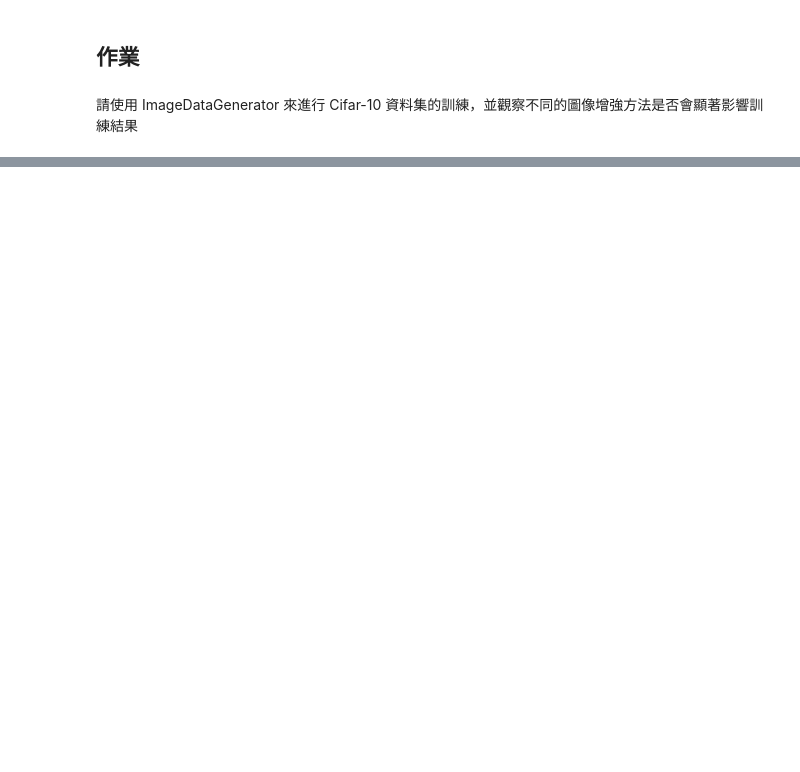
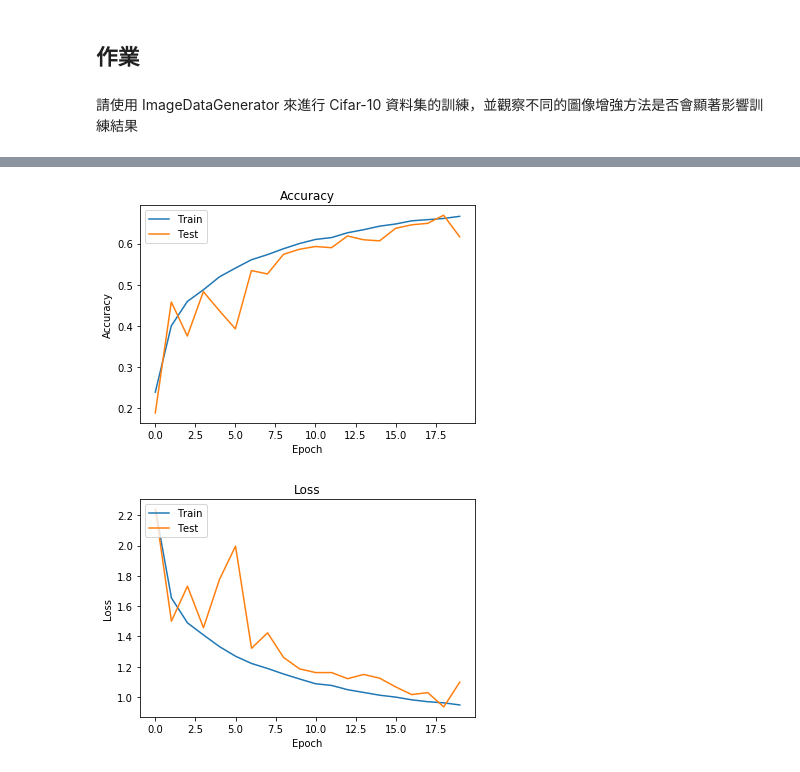
Before and after one commit to ychuh/2nd-ML100Days, a Jupyter notebook: Homework/Day_099/Day099_data_augmentation.ipynb, the cells around one changed output, grey strips where cells are left out. Saved outputs shown, nothing was run; the diff lists cells and outputs as text; code cells hidden in the pictures; blank space fills up the shorter version.

```diff
--- a/Homework/Day_099/Day099_data_augmentation.ipynb
+++ b/Homework/Day_099/Day099_data_augmentation.ipynb
@@ -71,0 +135,21 @@ img_combine(augmented_iamges.astype("int"))
+# %%
+augment_generator = ImageDataGenerator(rotation_range=10,
+                                       width_shift_range=0.1,
+                                       height_shift_range=0.1,
+                                       horizontal_flip=True
+                                      )
+# %%
+# Create SGD optimizer
+sgd = keras.optimizers.SGD(lr=lr, momentum=momentum, nesterov=True)
+
+# Create model
+model = cnn_model(x_train.shape[1:])
+model.summary()
+model.compile(optimizer=sgd,metrics=['accuracy'], loss='categorical_crossentropy')
+history = model.fit_generator(augment_generator.flow(x_train, y_train, batch_size=batch_size),
+                              steps_per_epoch=len(x_train)/batch_size,
+                              epochs=epochs,
+                              verbose=1,
+                              shuffle=False,
+                              validation_data=(x_test, y_test)
+                             )
@@ -71,0 +174,24 @@ img_combine(augmented_iamges.astype("int"))
+# %%
+import matplotlib.pyplot as plt
+%matplotlib inline
+
+# Plot training & validation accuracy values
+plt.plot(history.history['acc'])
+plt.plot(history.history['val_acc'])
+plt.title('Accuracy')
+plt.ylabel('Accuracy')
+plt.xlabel('Epoch')
+plt.legend(['Train', 'Test'], loc='upper left')
+plt.show()
+
+# Plot training & validation loss values
+plt.plot(history.history['loss'])
+plt.plot(history.history['val_loss'])
+plt.title('Loss')
+plt.ylabel('Loss')
+plt.xlabel('Epoch')
+plt.legend(['Train', 'Test'], loc='upper left')
+plt.show()
+# %% [output]
+[figure, added]
+[figure, added]
```
Also changed, not shown: parts of 9 cells of this notebook.
